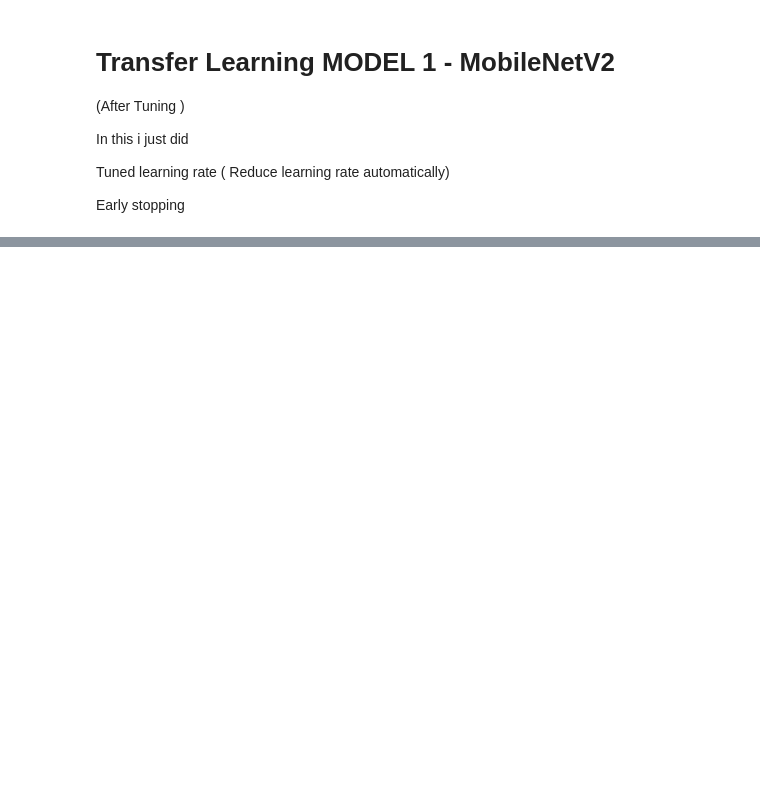
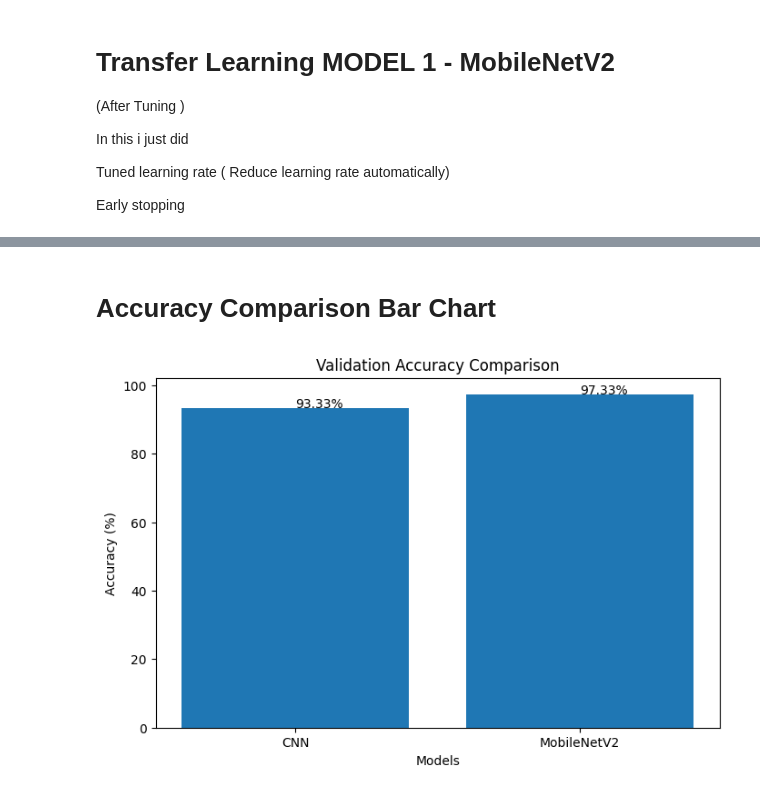
Before and after one commit to Ushachandaka/Comparative-Analysis-of-Deep-Learning-Models-for-Plant-Disease-Detection-using-Leaf-Image-Data, a Jupyter notebook: PlantVillage_small.ipynb, the cells around one changed output, grey strips where cells are left out. Saved outputs shown, nothing was run; the diff lists cells and outputs as text; code cells hidden in the pictures; blank space fills up the shorter version.

```diff
--- a/PlantVillage_small.ipynb
+++ b/PlantVillage_small.ipynb
@@ -544,0 +481,25 @@ plt.show()
+# %% [markdown]
+# Accuracy Comparison Bar Chart
+# %%
+import matplotlib.pyplot as plt
+
+models = ['CNN', 'MobileNetV2']
+
+accuracies = [
+    max(history.history['val_accuracy']) * 100,
+    max(tl_history.history['val_accuracy']) * 100
+]
+
+plt.figure(figsize=(8,5))
+plt.bar(models, accuracies)
+
+plt.title("Validation Accuracy Comparison")
+plt.ylabel("Accuracy (%)")
+plt.xlabel("Models")
+
+for i, v in enumerate(accuracies):
+    plt.text(i, v + 0.3, f"{v:.2f}%")
+
+plt.show()
+# %% [output]
+[figure, added]
```
Also changed, not shown: parts of 21 cells of this notebook.
